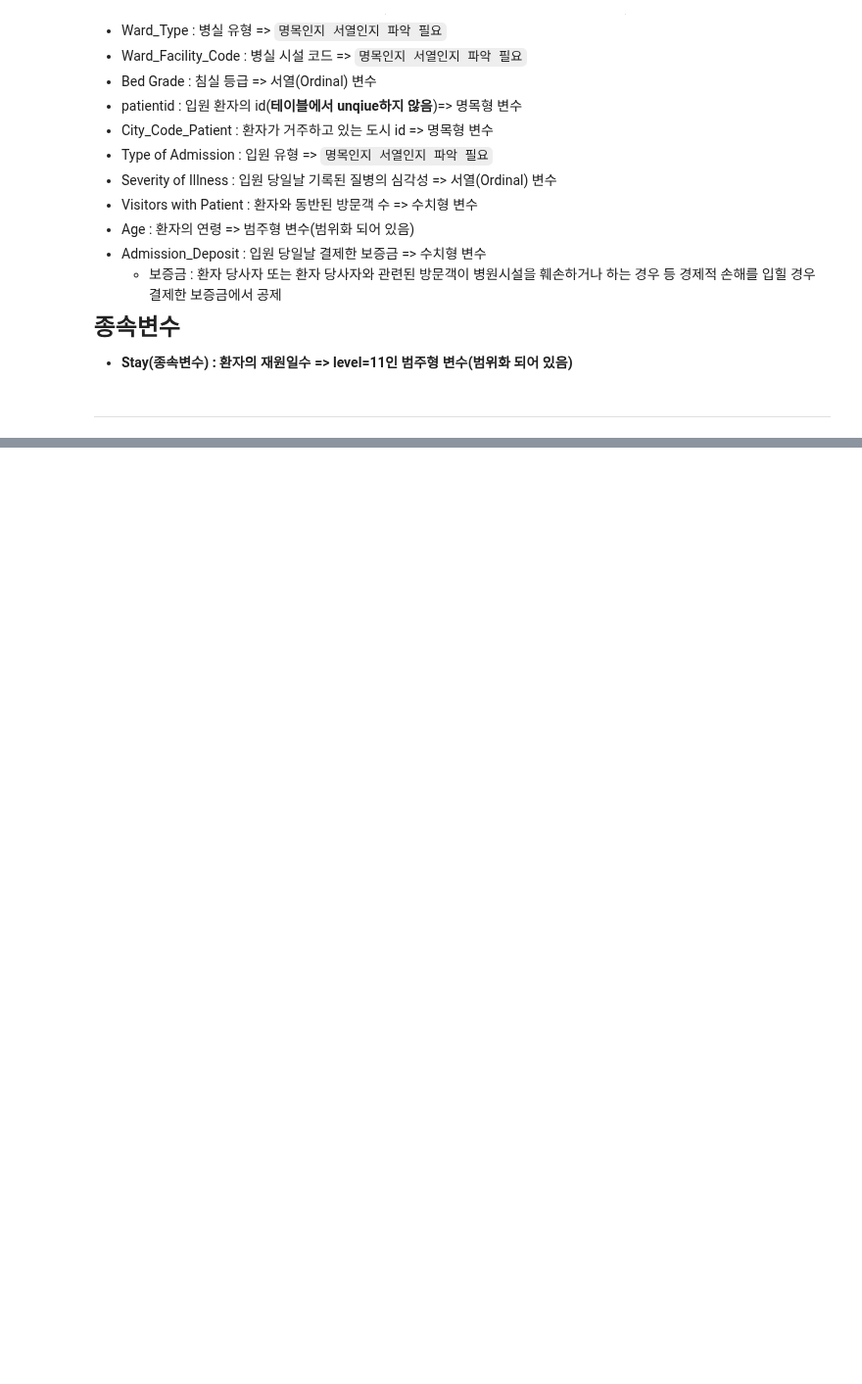
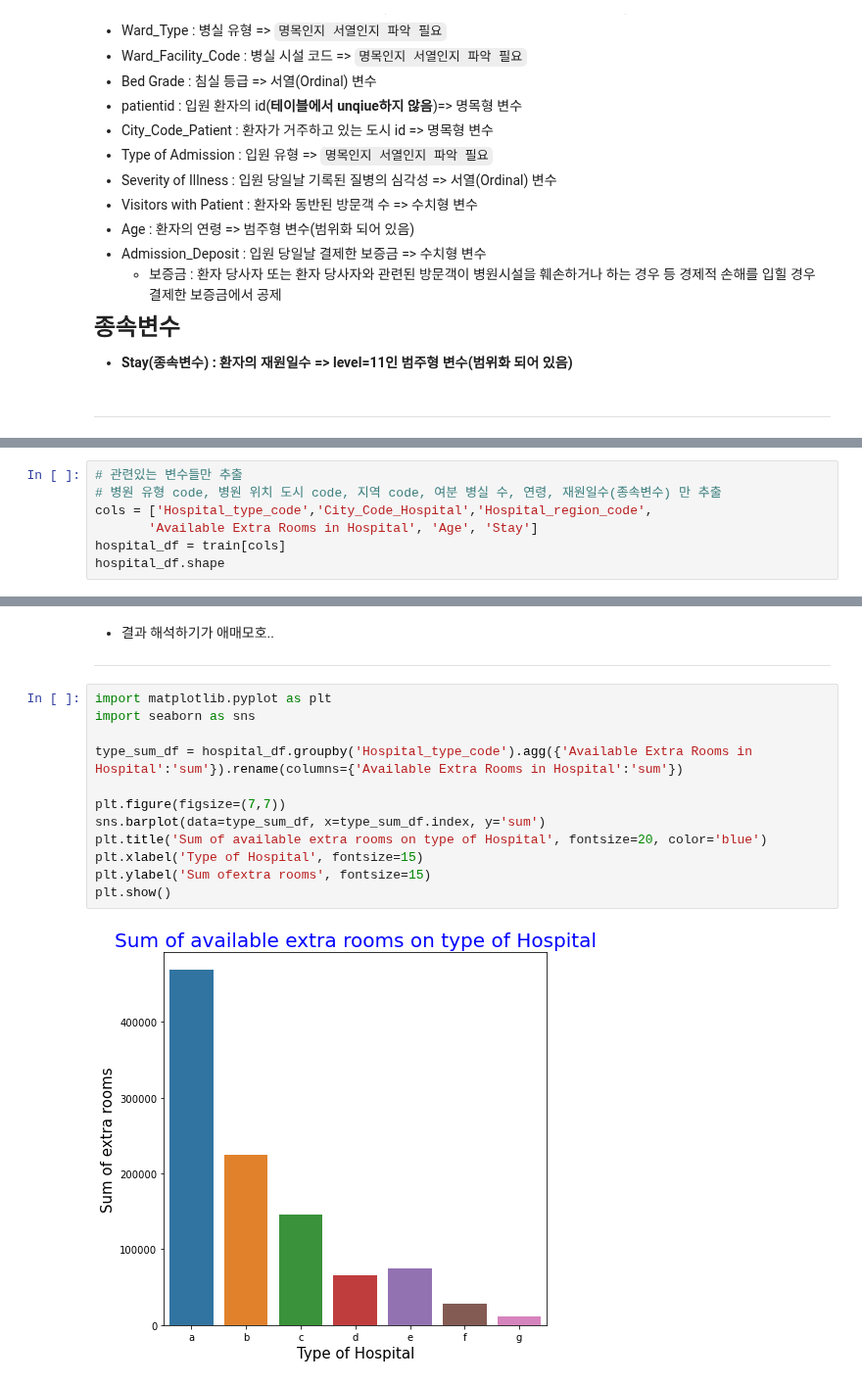
Before and after one commit to young-hun-jo/DataAnalysis, a Jupyter notebook: healthcare_los/analysis_myself.ipynb, the cells around one changed output, grey strips where cells are left out. Shown at 98% size. Drawn from its saved outputs; the diff is of its cells as text; blank space fills up the shorter version.

```diff
--- a/healthcare_los/analysis_myself.ipynb
+++ b/healthcare_los/analysis_myself.ipynb
@@ -117,0 +119,7 @@ description
+# %%
+# 관련있는 변수들만 추출
+# 병원 유형 code, 병원 위치 도시 code, 지역 code, 여분 병실 수, 연령, 재원일수(종속변수) 만 추출
+cols = ['Hospital_type_code','City_Code_Hospital','Hospital_region_code',
+       'Available Extra Rooms in Hospital', 'Age', 'Stay']
+hospital_df = train[cols]
+hospital_df.shape
@@ -117,0 +230,17 @@ description
+# %% [markdown]
+- 결과 해석하기가 애매모호..
+---
+# %%
+import matplotlib.pyplot as plt
+import seaborn as sns
+
+type_sum_df = hospital_df.groupby('Hospital_type_code').agg({'Available Extra Rooms in Hospital':'sum'}).rename(columns={'Available Extra Rooms in Hospital':'sum'})
+
+plt.figure(figsize=(7,7))
+sns.barplot(data=type_sum_df, x=type_sum_df.index, y='sum')
+plt.title('Sum of available extra rooms on type of Hospital', fontsize=20, color='blue')
+plt.xlabel('Type of Hospital', fontsize=15)
+plt.ylabel('Sum ofextra rooms', fontsize=15)
+plt.show()
+# %% [output]
+[figure, added]
```
Also changed, not shown: parts of 20 cells of this notebook.
